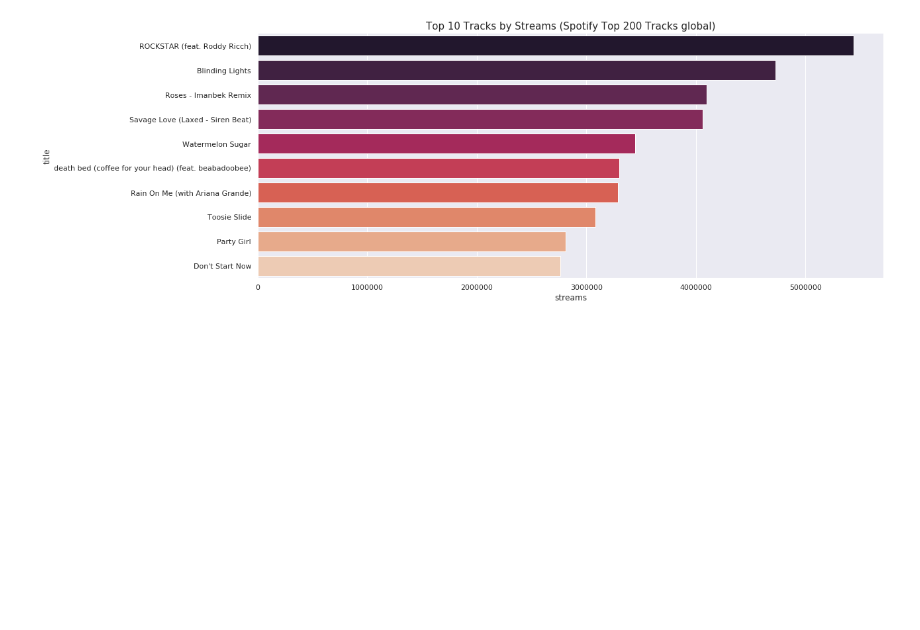
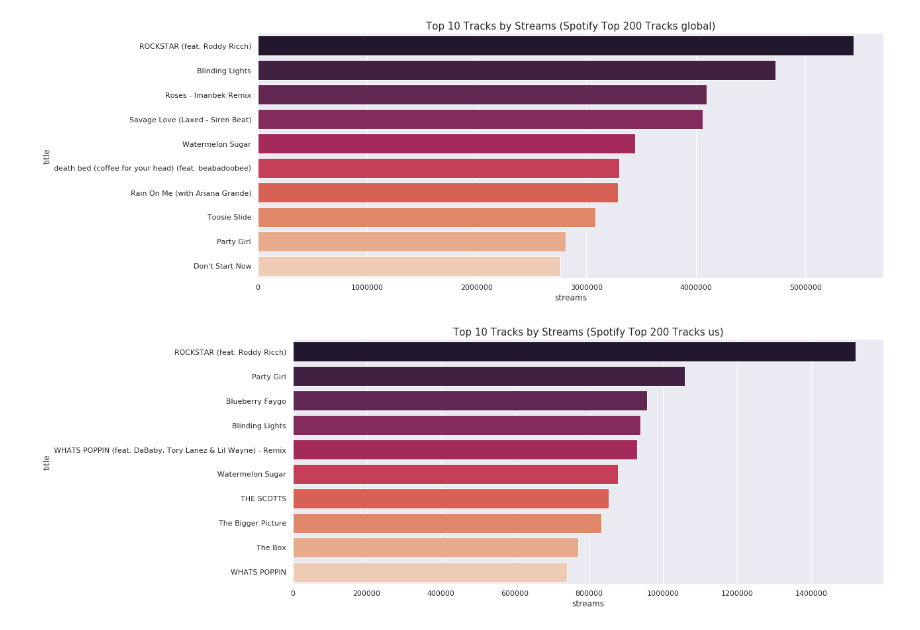
Before and after one commit to yaitouny/Spotrack_ETL, a Jupyter notebook: Spotify_Web_Scape_Validate_Database.ipynb, the cells around one changed output. Drawn from its saved outputs; the diff is of its cells as text; code cells hidden in the pictures; blank space fills up the shorter version.

```diff
--- a/Spotify_Web_Scape_Validate_Database.ipynb
+++ b/Spotify_Web_Scape_Validate_Database.ipynb
@@ -311,3 +311,7 @@ def getPlotbyStreams(df):
 getPlotbyStreams(getView())
 # %% [output]
 [figure]
+# %%
+getPlotbyStreams(getView('us'))
+# %% [output]
+[figure, added]
```
Also changed, not shown: parts of 1 cell of this notebook, 2 other files.
